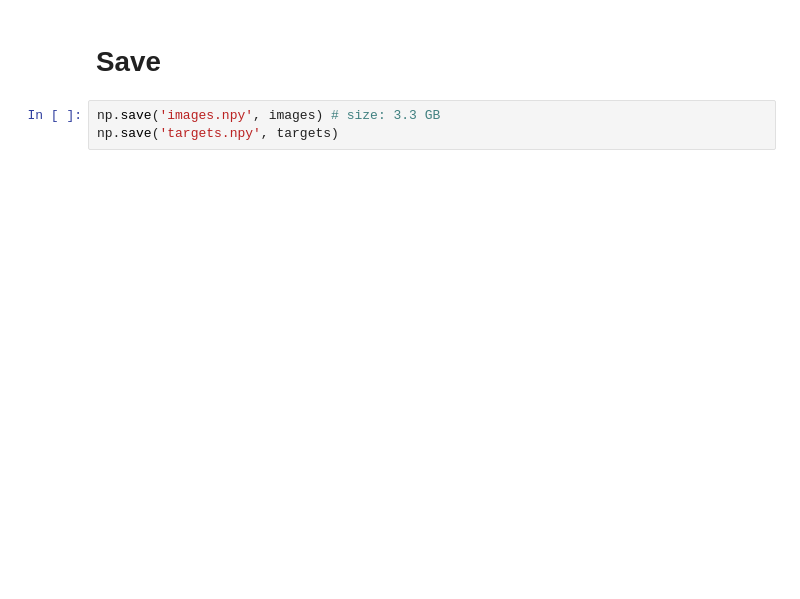
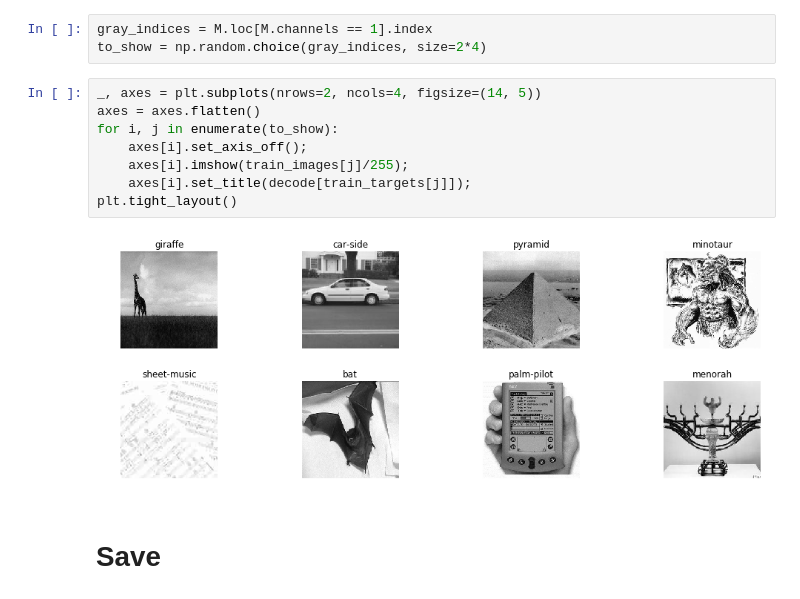
Before and after one commit to TropComplique/image-classification-caltech-256, a Jupyter notebook: utils/resize.ipynb, the cells around one changed output. Saved outputs shown, nothing was run; the diff lists cells and outputs as text; blank space fills up the shorter version.

```diff
--- a/utils/resize.ipynb
+++ b/utils/resize.ipynb
@@ -141,5 +137,15 @@ plt.tight_layout()
+# %%
+gray_indices = M.loc[M.channels == 1].index
+to_show = np.random.choice(gray_indices, size=2*4)
+# %%
+_, axes = plt.subplots(nrows=2, ncols=4, figsize=(14, 5))
+axes = axes.flatten()
+for i, j in enumerate(to_show):
+    axes[i].set_axis_off();
+    axes[i].imshow(train_images[j]/255);
+    axes[i].set_title(decode[train_targets[j]]);
+plt.tight_layout()
+# %% [output]
+[figure, added]
 # %% [markdown]
 # Save
-# %%
-np.save('images.npy', images) # size: 3.3 GB
-np.save('targets.npy', targets)
```
Also changed, not shown: parts of 49 cells of this notebook, 25 other files.
